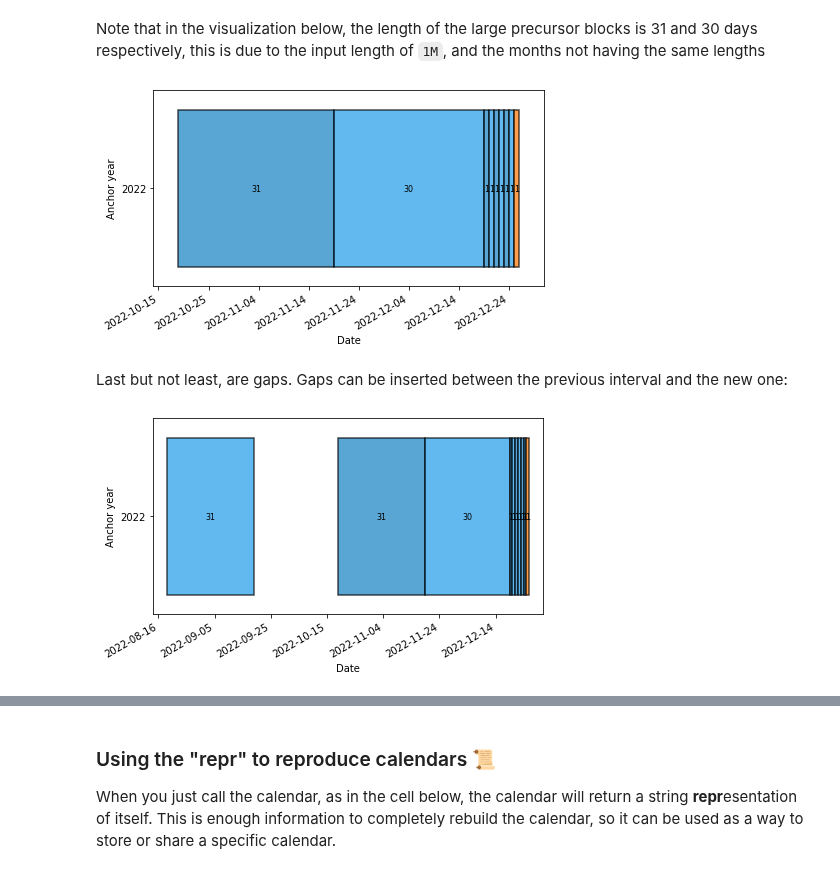
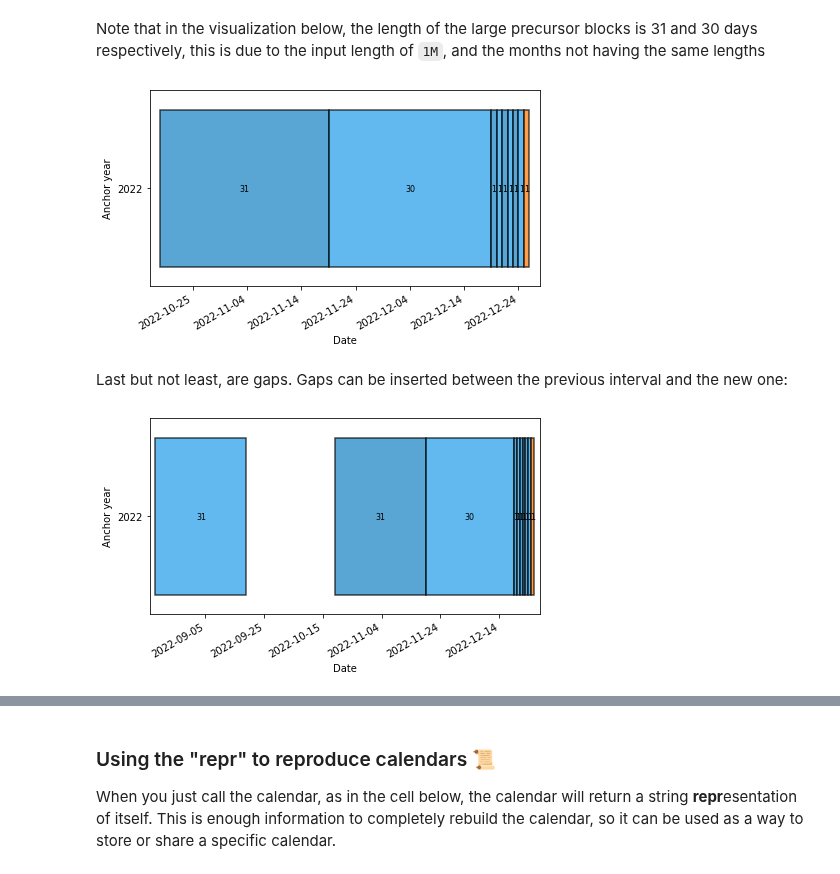
Before and after one commit to AI4S2S/s2spy, a Jupyter notebook: notebooks/all_about_the_calendar.ipynb, the cells around one changed output, grey strips where cells are left out. Drawn from its saved outputs; the diff is of its cells as text; code cells hidden in the pictures.

```diff
--- a/notebooks/all_about_the_calendar.ipynb
+++ b/notebooks/all_about_the_calendar.ipynb
@@ -91,14 +91,12 @@ for _ in  range(2):
 Note that in the visualization below, the length of the large precursor blocks is 31 and 30 days respectively, this is due to the input length of `1M`, and the months not having the same lengths
 # %%
 cal.visualize(n_years=1, add_legend=False, show_length=True)
-fig = plt.gcf(); fig.autofmt_xdate()
 # %% [output]
-[figure, old version]
+[figure, new version]
 # %% [markdown]
 Last but not least, are gaps. Gaps can be inserted between the previous interval and the new one:
 # %%
 cal.add_interval("precursor", length="1M", gap="1M")
 cal.visualize(n_years=1, add_legend=False, show_length=True)
-fig = plt.gcf(); fig.autofmt_xdate()
 # %% [output]
-[figure, old version]
+[figure, new version]
```
Also changed, not shown: parts of 12 cells of this notebook.
